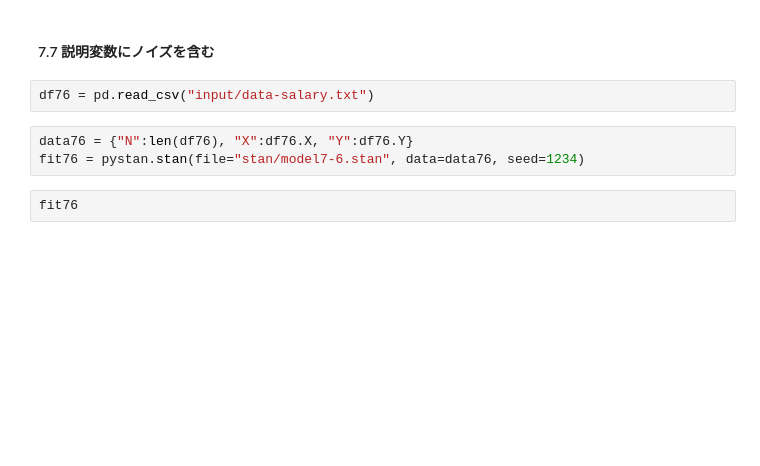
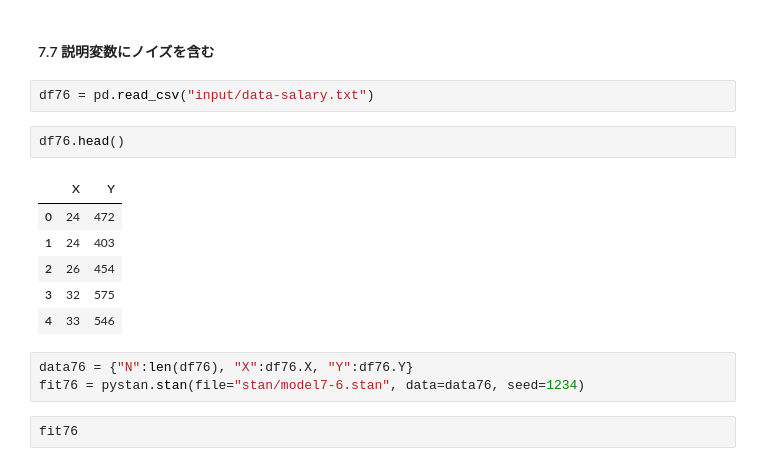
Before and after one commit to hmj/r-stan-stats-modeling-in-python, a Jupyter notebook: chap07/chapter7.ipynb, the cells around one changed output. Drawn from its saved outputs; the diff is of its cells as text; blank space fills up the shorter version.

```diff
--- a/chap07/chapter7.ipynb
+++ b/chap07/chapter7.ipynb
@@ -236,6 +252,15 @@ print(b3_low, b3_med, b3_upp) # 速さへの体重の影響（負）
 #### 7.7 説明変数にノイズを含む
 # %%
 df76 = pd.read_csv("input/data-salary.txt")
+# %%
+df76.head()
+# %% [output]
+|  | X | Y |
+| 0 | 24 | 472 |
+| 1 | 24 | 403 |
+| 2 | 26 | 454 |
+| 3 | 32 | 575 |
+| 4 | 33 | 546 |
 # %%
 data76 = {"N":len(df76), "X":df76.X, "Y":df76.Y}
 fit76 = pystan.stan(file="stan/model7-6.stan", data=data76, seed=1234)
```
Also changed, not shown: parts of 2 cells of this notebook, 2 other files.
